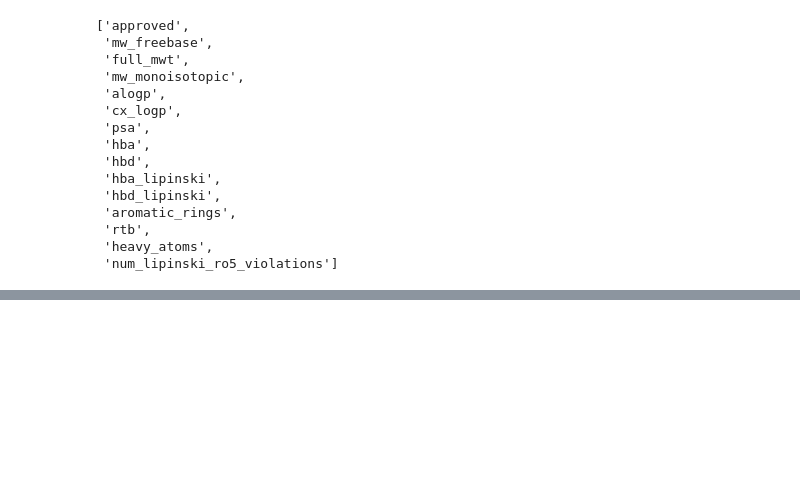
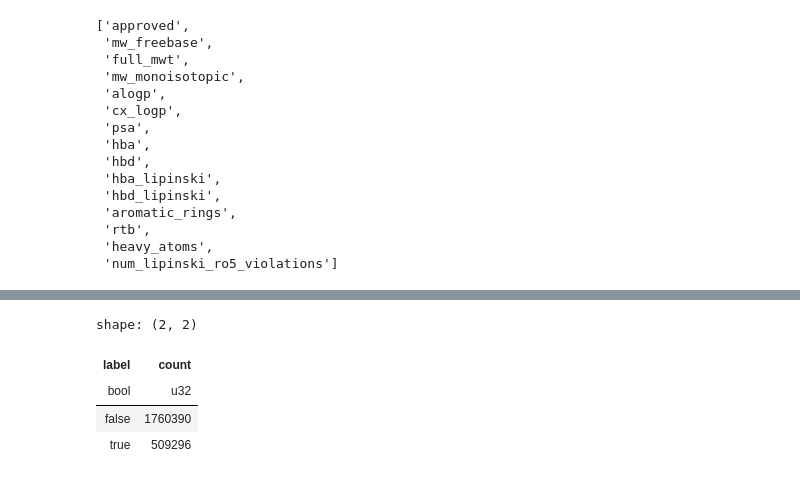
Before and after one commit to Martijn-Sturm/ads-code, a Jupyter notebook: scripts/lr.ipynb, the cells around one changed output, grey strips where cells are left out. Cells and saved outputs as stored; diff of their text form; code cells hidden in the pictures; blank space fills up the shorter version.

```diff
--- a/scripts/lr.ipynb
+++ b/scripts/lr.ipynb
@@ -42,0 +99,8 @@ df.columns
+# %%
+pl.DataFrame(y_predicted, schema=["label"]).groupby("label").count()
+# %% [output]
+shape: (2, 2)
+| label | count |
+| bool | u32 |
+| false | 1760390 |
+| true | 509296 |
```
Also changed, not shown: parts of 18 cells of this notebook.
